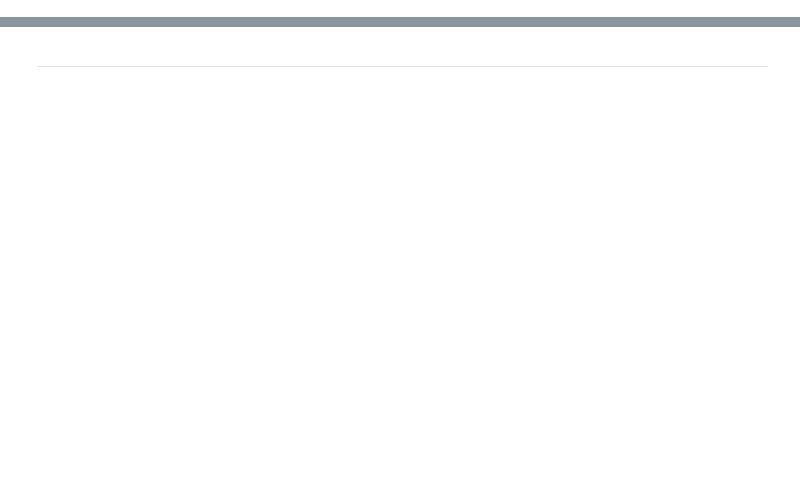
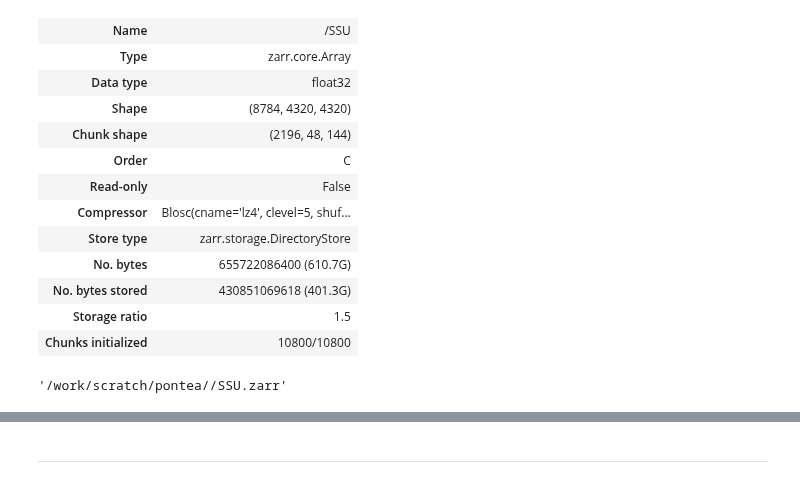
Before and after one commit to apatlpo/mit_equinox, a Jupyter notebook: hal/rechunk.ipynb, the cells around one changed output, grey strips where cells are left out. Cells and saved outputs as stored; diff of their text form; code cells hidden in the pictures; blank space fills up the shorter version.

```diff
--- a/hal/rechunk.ipynb
+++ b/hal/rechunk.ipynb
@@ -247,0 +224,20 @@ Data variables:
+# %%
+result['SSU'].info
+# %% [output]
+| Name | /SSU |
+| Type | zarr.core.Array |
+| Data type | float32 |
+| Shape | (8784, 4320, 4320) |
+| Chunk shape | (2196, 48, 144) |
+| Order | C |
+| Read-only | False |
+| Compressor | Blosc(cname='lz4', clevel=5, shuf... |
+| Store type | zarr.storage.DirectoryStore |
+| No. bytes | 655722086400 (610.7G) |
+| No. bytes stored | 430851069618 (401.3G) |
+| Storage ratio | 1.5 |
+| Chunks initialized | 10800/10800 |
+# %%
+target_store
+# %% [output]
+'/work/scratch/pontea//SSU.zarr'
```
Also changed, not shown: parts of 36 cells of this notebook, 4 other files.
